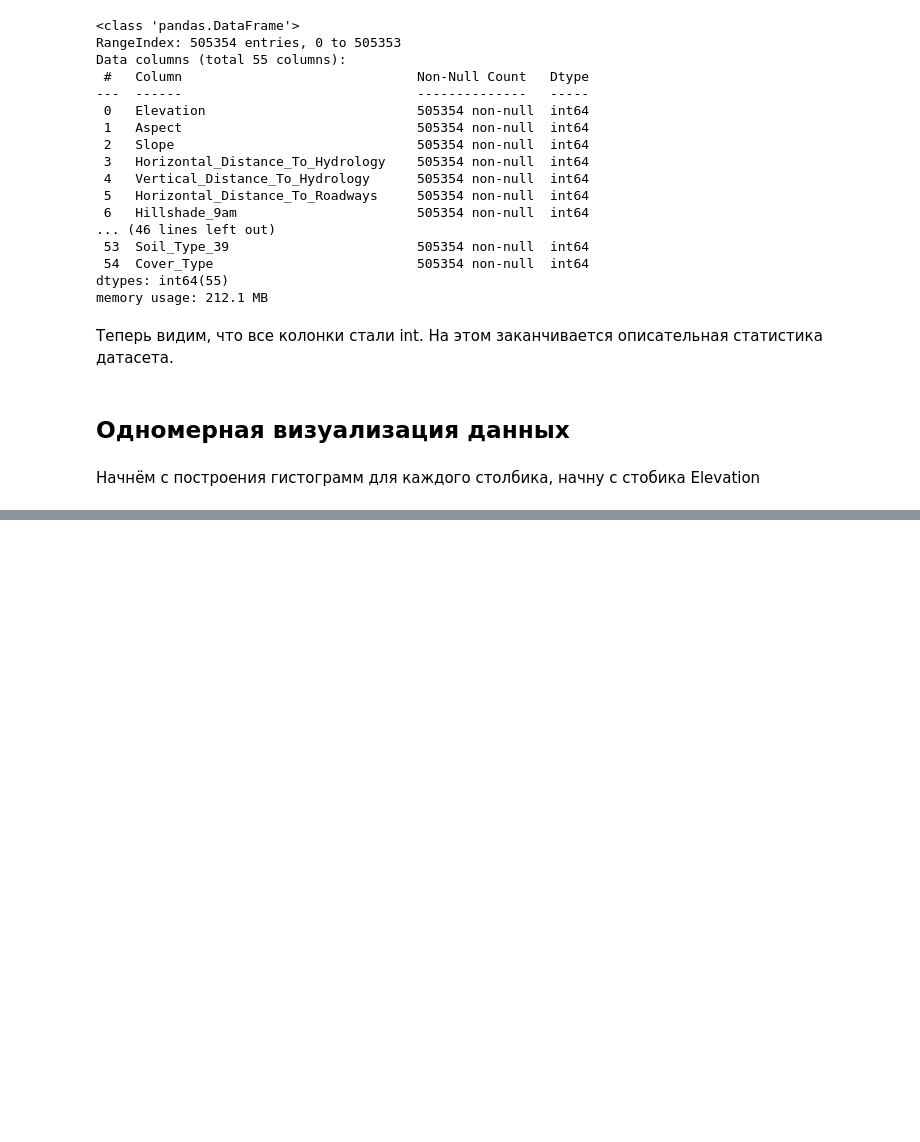
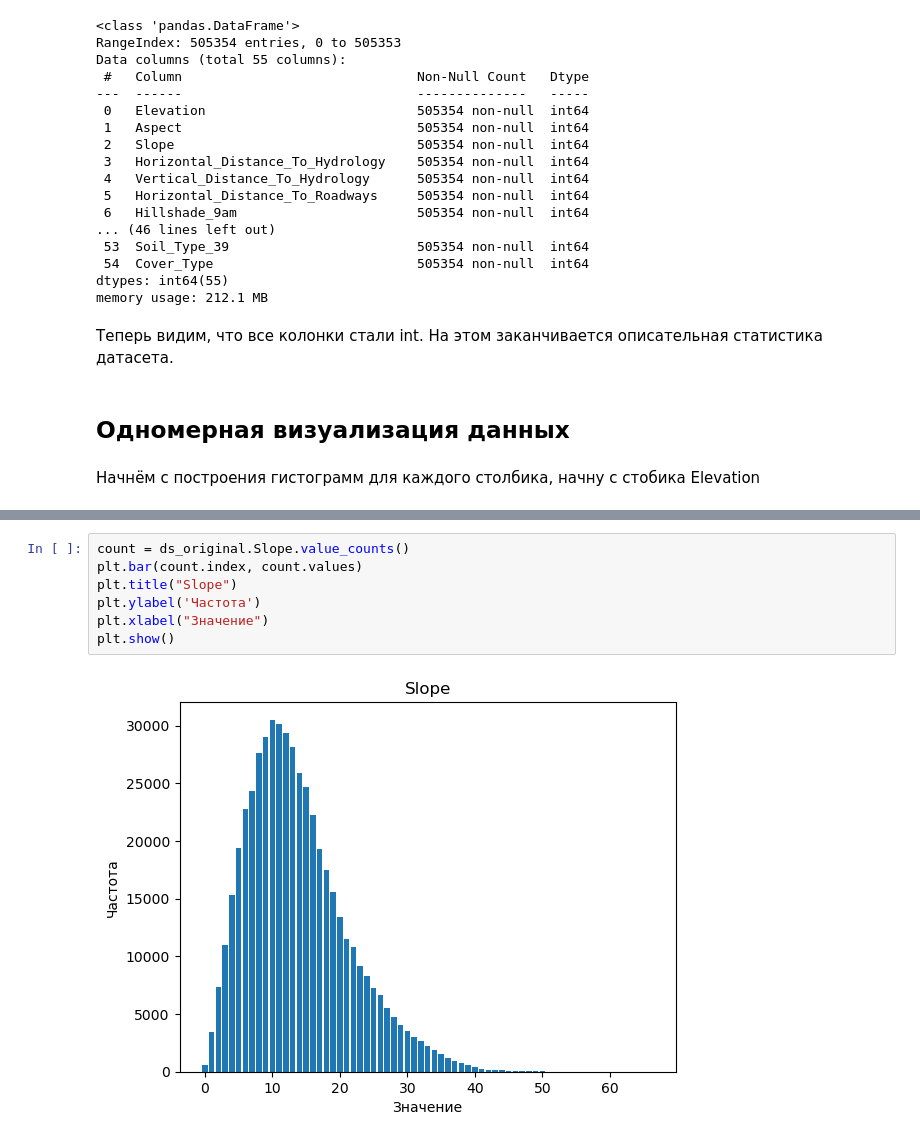
Before and after one commit to KorolevIvanMi/ML, a Jupyter notebook: labs/lab2.ipynb, the cells around one changed output, grey strips where cells are left out. Saved outputs shown, nothing was run; the diff lists cells and outputs as text; blank space fills up the shorter version.

```diff
--- a/labs/lab2.ipynb
+++ b/labs/lab2.ipynb
@@ -99,0 +145,9 @@ memory usage: 212.1 MB
+# %%
+count = ds_original.Slope.value_counts()
+plt.bar(count.index, count.values)
+plt.title("Slope")
+plt.ylabel('Частота')
+plt.xlabel("Значение")
+plt.show()
+# %% [output]
+[figure, added]
```
Also changed, not shown: parts of 66 cells of this notebook, 1 other file.
